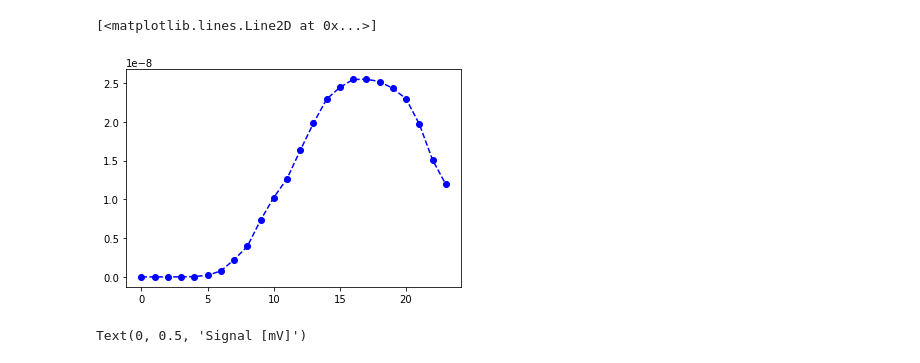
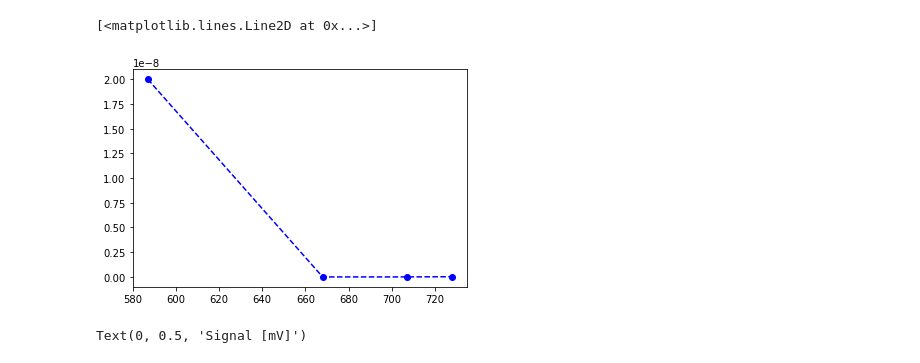
Before and after one commit to izelg/Masterthesis_Bolometer, a Jupyter notebook: test.ipynb, the cells around one changed output. Saved outputs shown, nothing was run; the diff lists cells and outputs as text; code cells hidden in the pictures.

Commit message:
Halftimetalk und alle graphen dafür vorbereitet, dichte normiert

```diff
--- a/test.ipynb
+++ b/test.ipynb
@@ -2,16 +2,13 @@
 import numpy as np
 import matplotlib.pyplot as plt
 from scipy.optimize import curve_fit
-# %%
-y=[4.921E-20,1.558E-14,1.187E-12,1.095E-11,4.293E-11,2.152E-10
-,7.677E-10,2.217E-09,3.928E-09,7.305E-09,1.023E-08,1.265E-08
-,1.630E-08,1.980E-08,2.292E-08,2.442E-08,2.544E-08,2.547E-08
-,2.517E-08,2.429E-08,2.295E-08,1.969E-08,1.508E-08,1.193E-08]
-x=np.arange(len(y))
-plt.plot(x,y,'bo--')
-# %% [output]
-[<matplotlib.lines.Line2D at 0x...>]
-[figure, removed]
+# %%
+x=[587,668,707,728]
+y=[2E-8,1.5E-15,5E-16,2E-11]
+plt.plot(x,y,'bo--')
+# %% [output]
+[<matplotlib.lines.Line2D at 0x...>]
+[figure, added]
 # %%
 import numpy as np
 import matplotlib.pyplot as plt
```
Also changed, not shown: parts of 2 cells of this notebook, 8 other files.
